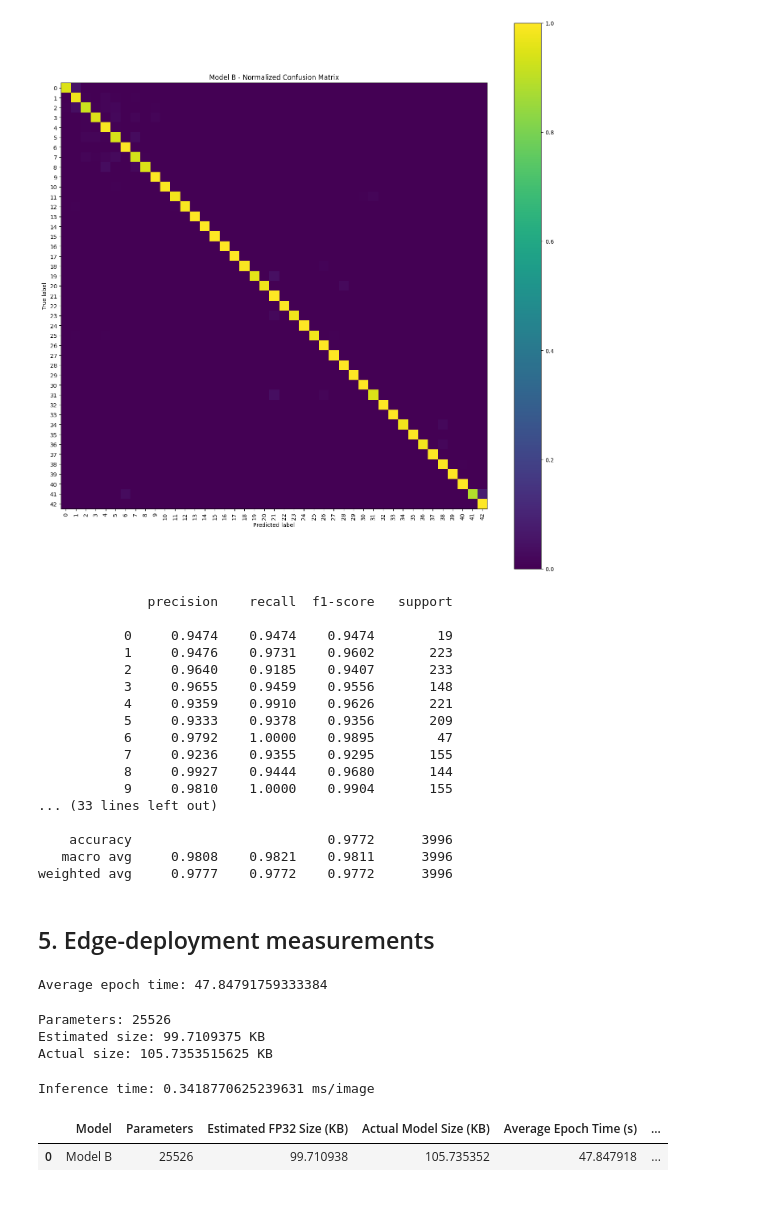
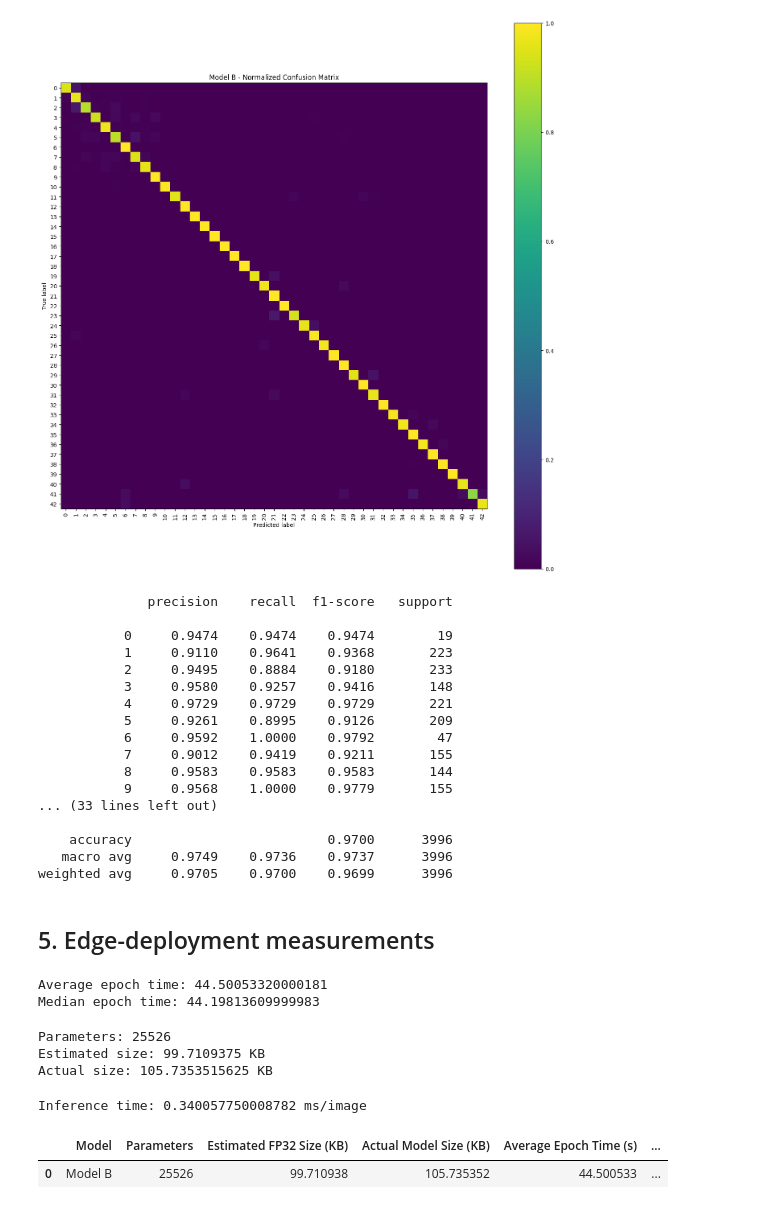
Before and after one commit to jaindusamaranayaka/EN3150-ConvNets-Image-Classifier, a Jupyter notebook: Model_B/src/ModelB.ipynb, the cells around one changed output. Drawn from its saved outputs; the diff is of its cells as text; code cells hidden in the pictures.

```diff
--- a/Model_B/src/ModelB.ipynb
+++ b/Model_B/src/ModelB.ipynb
@@ -285,7 +299,7 @@ model_b, history_b = train_model(
     val_loader=val_loader,
     optimizer=optimizer_b,
     criterion=criterion,
-    epochs=30,
+    epochs=25,
     device=device
 )
 
@@ -354,28 +368,31 @@ np.savetxt(
               precision    recall  f1-score   support
 
            0     0.9474    0.9474    0.9474        19
-           1     0.9476    0.9731    0.9602       223
-           2     0.9640    0.9185    0.9407       233
-           3     0.9655    0.9459    0.9556       148
-           4     0.9359    0.9910    0.9626       221
-           5     0.9333    0.9378    0.9356       209
-           6     0.9792    1.0000    0.9895        47
-           7     0.9236    0.9355    0.9295       155
-           8     0.9927    0.9444    0.9680       144
-           9     0.9810    1.0000    0.9904       155
+           1     0.9110    0.9641    0.9368       223
+           2     0.9495    0.8884    0.9180       233
+           3     0.9580    0.9257    0.9416       148
+           4     0.9729    0.9729    0.9729       221
+           5     0.9261    0.8995    0.9126       209
+           6     0.9592    1.0000    0.9792        47
+           7     0.9012    0.9419    0.9211       155
+           8     0.9583    0.9583    0.9583       144
+           9     0.9568    1.0000    0.9779       155
 ... (33 lines left out)
 
-    accuracy                         0.9772      3996
-   macro avg     0.9808    0.9821    0.9811      3996
-weighted avg     0.9777    0.9772    0.9772      3996
+    accuracy                         0.9700      3996
+   macro avg     0.9749    0.9736    0.9737      3996
+weighted avg     0.9705    0.9700    0.9699      3996
 # %% [markdown]
 ## 5. Edge-deployment measurements
 # %%
 average_epoch_time_b = np.mean(history_b["epoch_time"])
+median_epoch_time_b = np.median(history_b["epoch_time"])
 
 print("Average epoch time:", average_epoch_time_b)
+print("Median epoch time:", median_epoch_time_b)
 # %% [output]
-Average epoch time: 47.84791759333384
+Average epoch time: 44.50053320000181
+Median epoch time: 44.19813609999983
 # %%
 parameters_b = total_parameters(model_b)
 
@@ -397,25 +414,26 @@ inference_time_b = measure_inference_time(model_b, test_loader, device)
 
 print("Inference time:", inference_time_b, "ms/image")
 # %% [output]
-Inference time: 0.3418770625239631 ms/image
+Inference time: 0.340057750008782 ms/image
 # %%
 model_b_results = {
     "Model": "Model B",
     "Parameters": parameters_b,
     "Estimated FP32 Size (KB)": estimated_size_b,
     "Actual Model Size (KB)": actual_size_b,
     "Average Epoch Time (s)": average_epoch_time_b,
+    "Median Epoch Time (s)": median_epoch_time_b,
     "Inference Time (ms/image)": inference_time_b,
     "Test Accuracy": metrics_b["Test Accuracy"],
     "Macro Precision": metrics_b["Macro Precision"],
     "Macro Recall": metrics_b["Macro Recall"]
 }
 
 model_b_df = pd.DataFrame([model_b_results])
 
 model_b_df.to_csv(METRICS_DIR / "model_b_metrics.csv", index=False)
 
 model_b_df
 # %% [output]
 |  | Model | Parameters | Estimated FP32 Size (KB) | Actual Model Size (KB) | Average Epoch Time (s) | ... |
-| 0 | Model B | 25526 | 99.710938 | 105.735352 | 47.847918 | ... |
+| 0 | Model B | 25526 | 99.710938 | 105.735352 | 44.500533 | ... |
```
Also changed, not shown: parts of 7 cells of this notebook, 18 other files.
